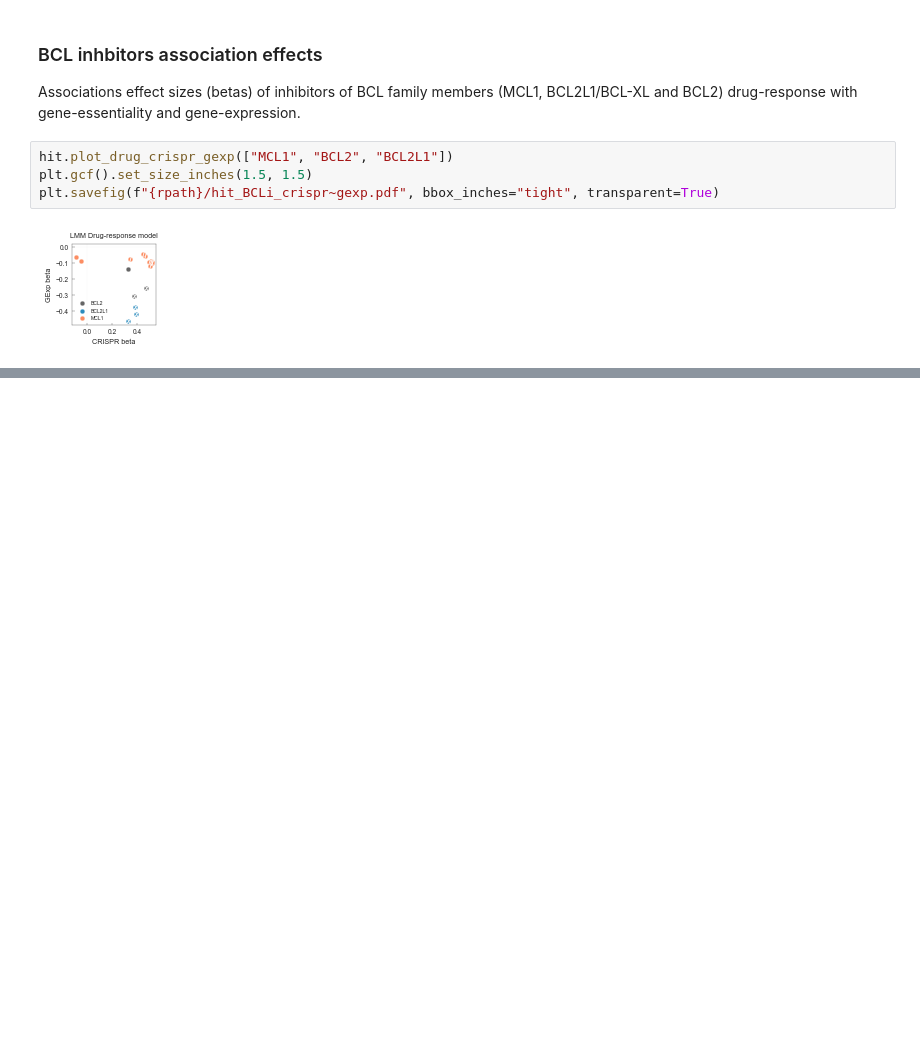
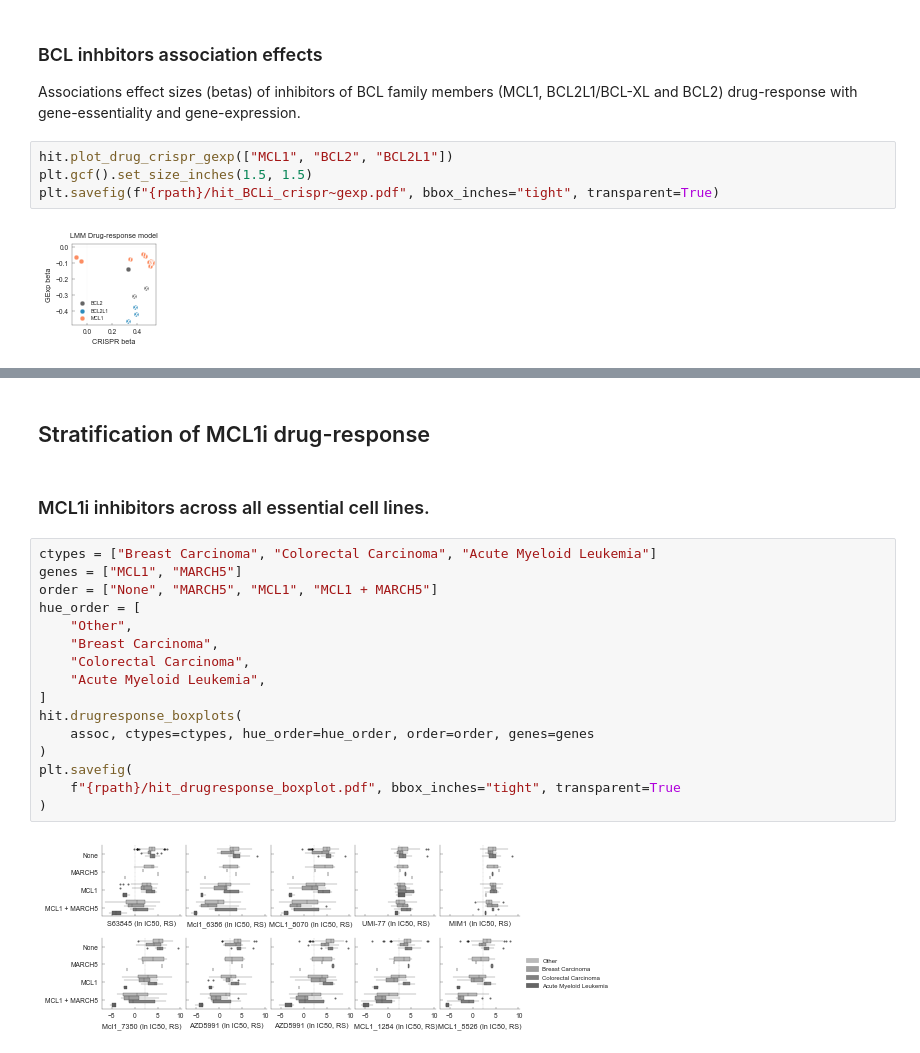
Before and after one commit to EmanuelGoncalves/dtrace, a Jupyter notebook: notebooks/4.TargetHit.ipynb, the cells around one changed output, grey strips where cells are left out. Saved outputs shown, nothing was run; the diff lists cells and outputs as text; blank space fills up the shorter version.

```diff
--- a/notebooks/4.TargetHit.ipynb
+++ b/notebooks/4.TargetHit.ipynb
@@ -248,0 +156,22 @@ plt.close("all")
+# %% [markdown]
+## Stratification of MCL1i drug-response
+# %% [markdown]
+### MCL1i inhibitors across all essential cell lines.
+# %%
+ctypes = ["Breast Carcinoma", "Colorectal Carcinoma", "Acute Myeloid Leukemia"]
+genes = ["MCL1", "MARCH5"]
+order = ["None", "MARCH5", "MCL1", "MCL1 + MARCH5"]
+hue_order = [
+    "Other",
+    "Breast Carcinoma",
+    "Colorectal Carcinoma",
+    "Acute Myeloid Leukemia",
+]
+hit.drugresponse_boxplots(
+    assoc, ctypes=ctypes, hue_order=hue_order, order=order, genes=genes
+)
+plt.savefig(
+    f"{rpath}/hit_drugresponse_boxplot.pdf", bbox_inches="tight", transparent=True
+)
+# %% [output]
+[figure, added]
```
Also changed, not shown: parts of 36 cells of this notebook, 14 other files.
